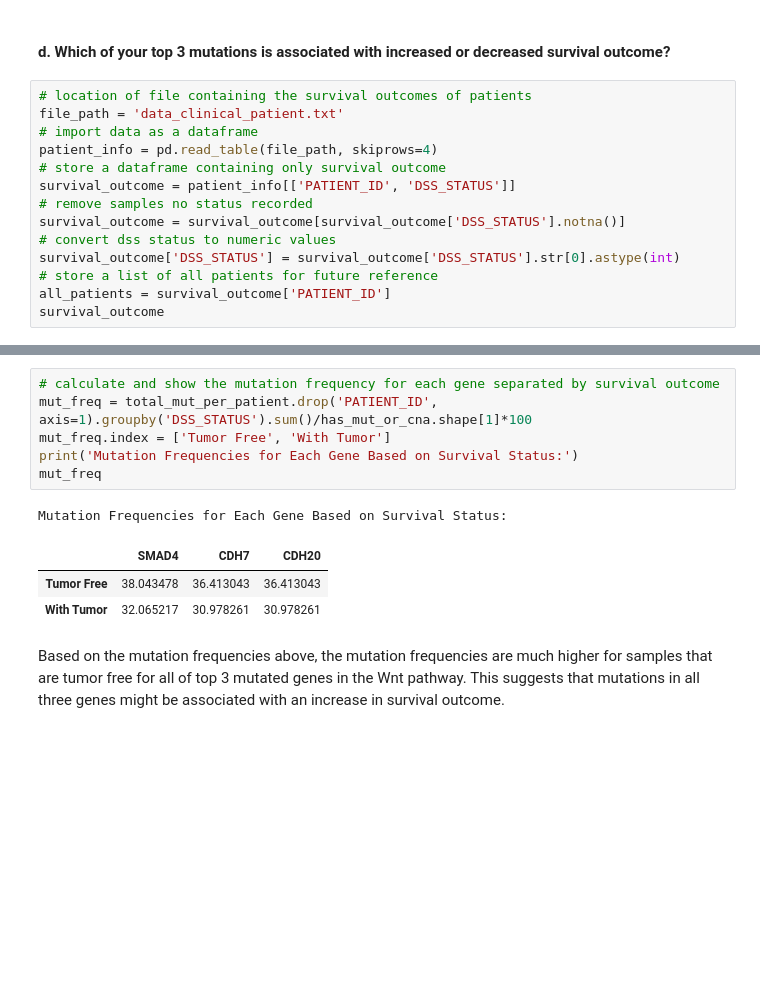
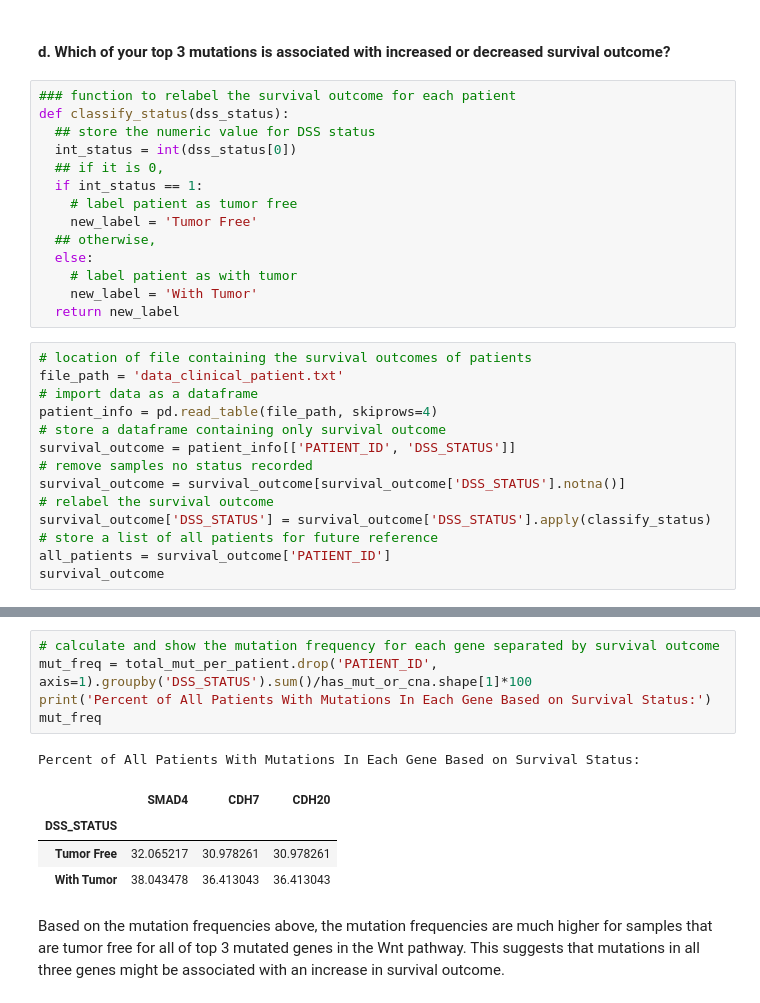
Before and after one commit to kthuang20/CancerGenomics, a Jupyter notebook: Cancer_Genomics_Final_Project.ipynb, the cells around one changed output, grey strips where cells are left out. Drawn from its saved outputs; the diff is of its cells as text; blank space fills up the shorter version.

```diff
--- a/Cancer_Genomics_Final_Project.ipynb
+++ b/Cancer_Genomics_Final_Project.ipynb
@@ -505,6 +503,20 @@ Summary of Copy Number Alterations in CDH20
 ---
 # %% [markdown]
 #### d. Which of your top 3 mutations is associated with increased or decreased survival outcome?
+# %%
+### function to relabel the survival outcome for each patient
+def classify_status(dss_status):
+  ## store the numeric value for DSS status
+  int_status = int(dss_status[0])
+  ## if it is 0,
+  if int_status == 1:
+    # label patient as tumor free
+    new_label = 'Tumor Free'
+  ## otherwise,
+  else:
+    # label patient as with tumor
+    new_label = 'With Tumor'
+  return new_label
 # %%
 # location of file containing the survival outcomes of patients
 file_path = 'data_clinical_patient.txt'
@@ -514,8 +526,8 @@ patient_info = pd.read_table(file_path, skiprows=4)
 survival_outcome = patient_info[['PATIENT_ID', 'DSS_STATUS']]
 # remove samples no status recorded
 survival_outcome = survival_outcome[survival_outcome['DSS_STATUS'].notna()]
-# convert dss status to numeric values
-survival_outcome['DSS_STATUS'] = survival_outcome['DSS_STATUS'].str[0].astype(int)
+# relabel the survival outcome
+survival_outcome['DSS_STATUS'] = survival_outcome['DSS_STATUS'].apply(classify_status)
 # store a list of all patients for future reference
 all_patients = survival_outcome['PATIENT_ID']
 survival_outcome
@@ -562,14 +574,14 @@ total_mut_per_patient
 # %%
 # calculate and show the mutation frequency for each gene separated by survival outcome
 mut_freq = total_mut_per_patient.drop('PATIENT_ID', axis=1).groupby('DSS_STATUS').sum()/has_mut_or_cna.shape[1]*100
-mut_freq.index = ['Tumor Free', 'With Tumor']
-print('Mutation Frequencies for Each Gene Based on Survival Status:')
+print('Percent of All Patients With Mutations In Each Gene Based on Survival Status:')
 mut_freq
 # %% [output]
-Mutation Frequencies for Each Gene Based on Survival Status:
+Percent of All Patients With Mutations In Each Gene Based on Survival Status:
 |  | SMAD4 | CDH7 | CDH20 |
-| Tumor Free | 38.043478 | 36.413043 | 36.413043 |
-| With Tumor | 32.065217 | 30.978261 | 30.978261 |
+| DSS_STATUS |  |  |  |
+| Tumor Free | 32.065217 | 30.978261 | 30.978261 |
+| With Tumor | 38.043478 | 36.413043 | 36.413043 |
 # %% [markdown]
 Based on the mutation frequencies above, the mutation frequencies are much higher for samples that are tumor free for all of top 3 mutated genes in the Wnt pathway. This suggests that mutations in all three genes might be associated with an increase in survival outcome.
 # %% [markdown]
```
Also changed, not shown: parts of 30 cells of this notebook.
